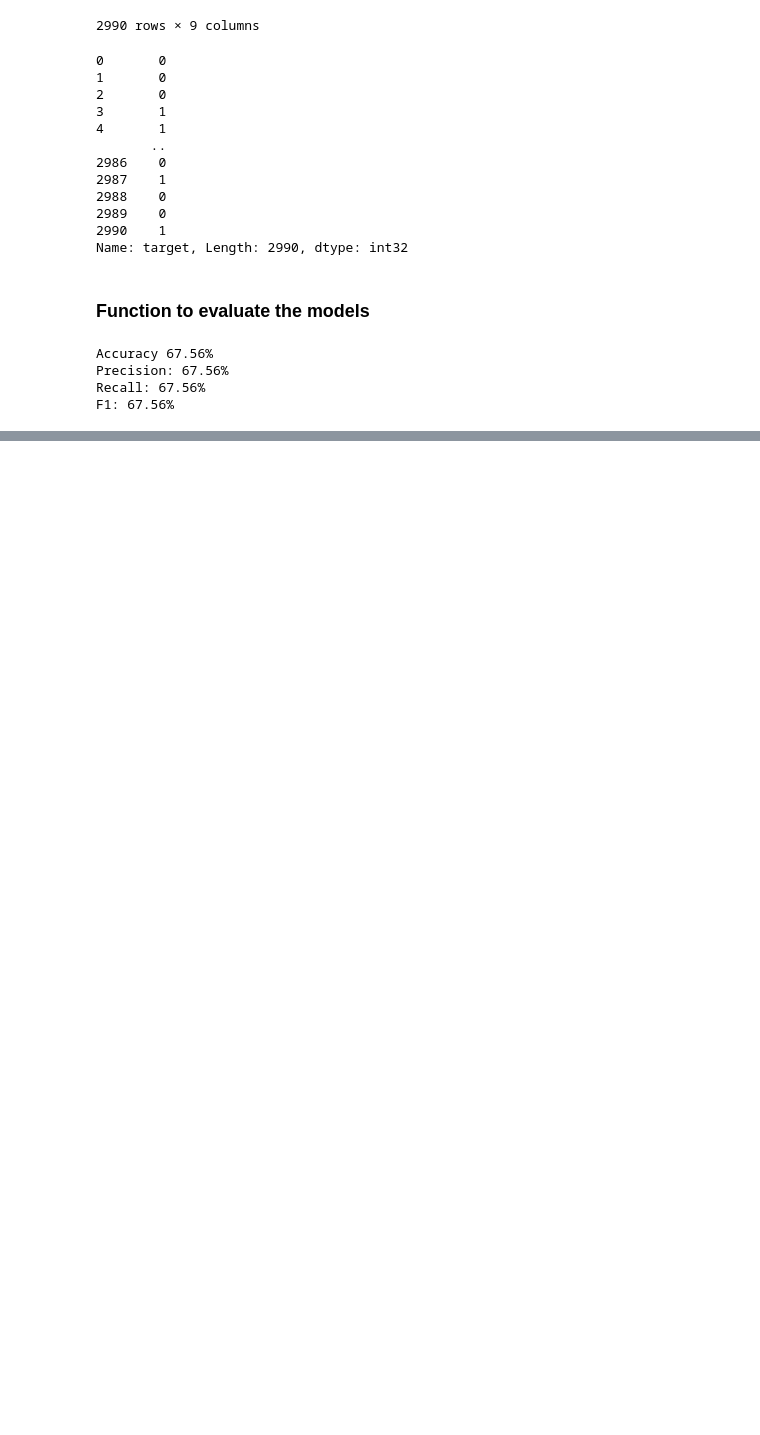
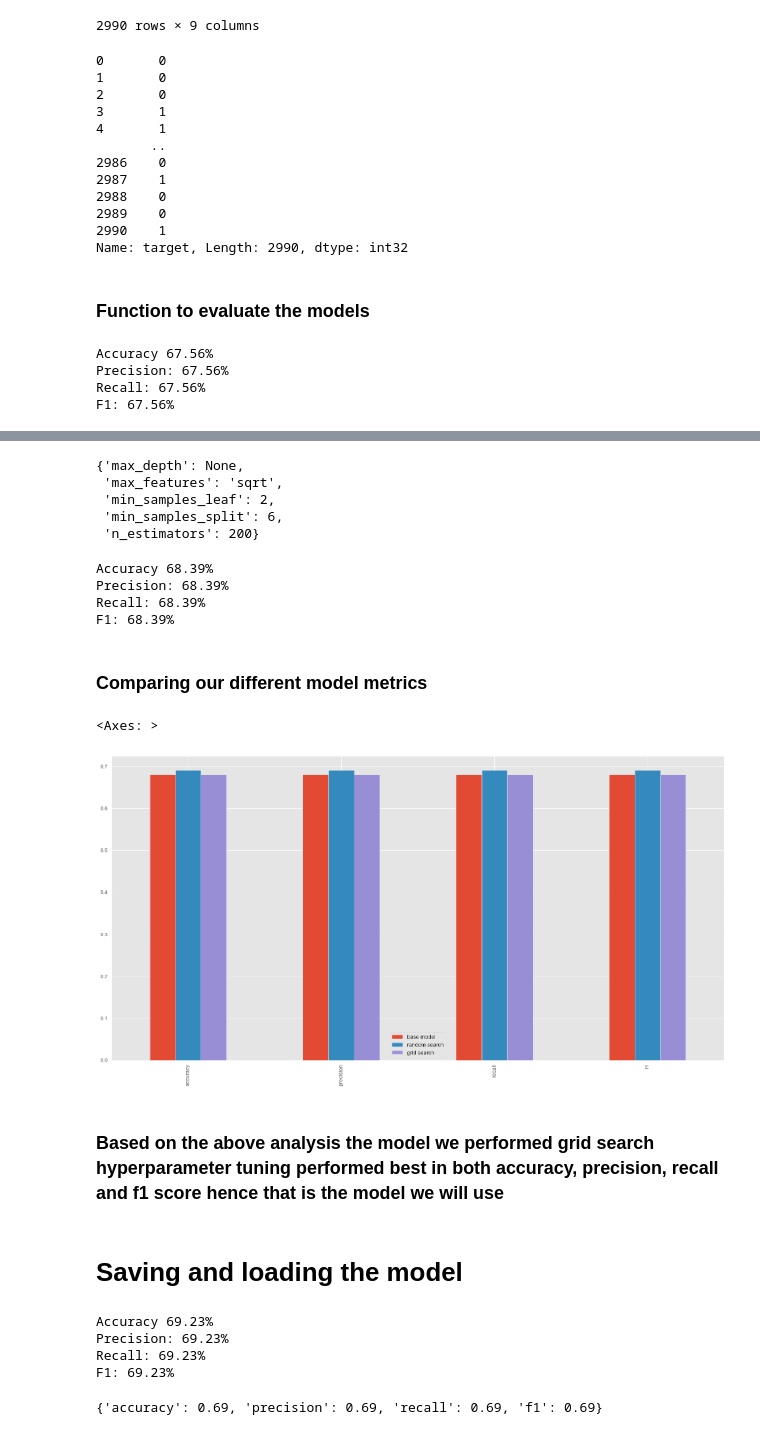
Before and after one commit to kudzaiprichard/bitcoin-price-prediction, a Jupyter notebook: bitcoin_prediction.ipynb, the cells around one changed output, grey strips where cells are left out. Saved outputs shown, nothing was run; the diff lists cells and outputs as text; code cells hidden in the pictures; blank space fills up the shorter version.

Commit message:
Created and trained a random forest machine learning model Performed random search and grid search model tuning Performed model evaluation and exported the model which had better performance

```diff
--- a/bitcoin_prediction.ipynb
+++ b/bitcoin_prediction.ipynb
@@ -438,0 +496,6 @@ F1: 67.56%
+# %%
+### Make predictions with the best parameter
+rs_y_preds = rs_clf.predict(x_test)
+
+## Evaluate the prediction
+rs_metrics = evaluate_preds(y_test, rs_y_preds)
@@ -438,0 +509,19 @@ F1: 67.56%
+# %%
+grid_2 = {
+    "n_estimators"  : [100, 200, 500],
+    "max_depth"     : [None],
+    "max_features"  : ["sqrt", "log2"],#[0.2, 0,7, 0.5, 1.0],
+    "min_samples_split" : [6],
+    "min_samples_leaf": [1, 2]
+}
+
+clf_2 = RandomForestClassifier(n_jobs=1)
+gs_clf = GridSearchCV(
+    estimator=clf_2,
+    param_grid=grid_2,
+    cv=50, #5 0r 10 NO of folds
+    verbose=2 #provides details on the training progress per fold
+)
+
+#Fit the randomized Search CV version of clf
+gs_clf.fit(x_train, y_train)
@@ -438,0 +551,36 @@ F1: 67.56%
+# %%
+gs_clf.best_params_
+# %% [output]
+{'max_depth': None,
+ 'max_features': 'sqrt',
+ 'min_samples_leaf': 2,
+ 'min_samples_split': 6,
+ 'n_estimators': 200}
+# %%
+### Make predictions with the best parameter
+gs_y_preds = gs_clf.predict(x_test)
+
+## Evaluate the prediction
+gs_metrics = evaluate_preds(y_test, gs_y_preds)
+# %% [output]
+Accuracy 68.39%
+Precision: 68.39%
+Recall: 68.39%
+F1: 68.39%
+# %% [markdown]
+### Comparing our different model metrics
+# %%
+compare_metrics = pd.DataFrame({
+    "base model" : base_metrics,
+    "random search": rs_metrics,
+    "grid search": gs_metrics,
+})
+
+compare_metrics.plot.bar(figsize=(20,10))
+# %% [output]
+<Axes: >
+[figure, added]
+# %% [markdown]
+### Based on the above analysis the model we performed grid search hyperparameter tuning performed best in both accuracy, precision, recall and f1 score hence that is the model we will use
+# %% [markdown]
+# Saving and loading the model
@@ -438,0 +589,11 @@ F1: 67.56%
+# %%
+#Load model
+rs_pickle_model = pickle.load(open("models/rs_random_forest_model.pkl","rb"))
+pickle_rs_y_preds = rs_pickle_model.predict(x_test)
+evaluate_preds(y_test, pickle_rs_y_preds)
+# %% [output]
+Accuracy 69.23%
+Precision: 69.23%
+Recall: 69.23%
+F1: 69.23%
+{'accuracy': 0.69, 'precision': 0.69, 'recall': 0.69, 'f1': 0.69}
```
Also changed, not shown: parts of 8 cells of this notebook, 2 other files.
